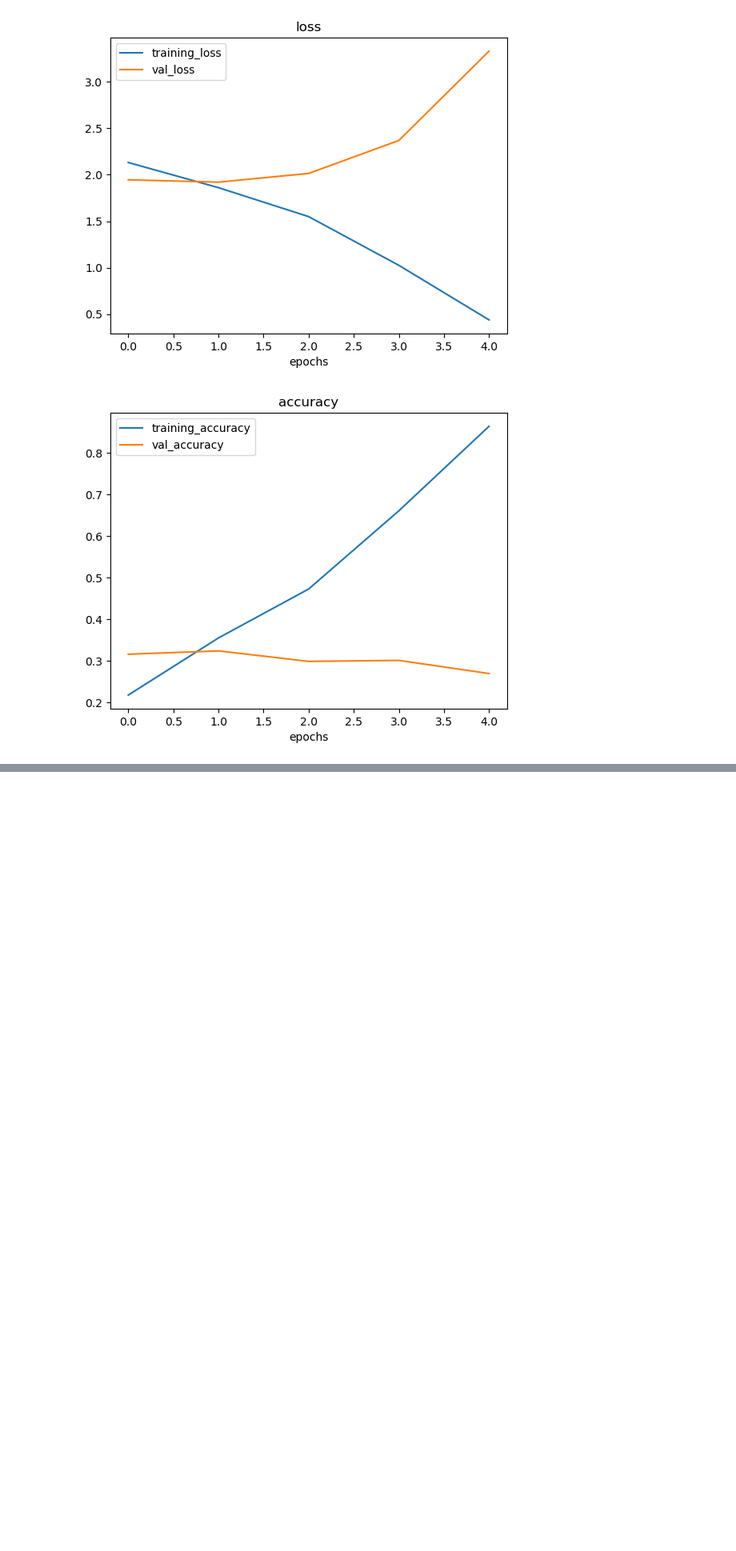
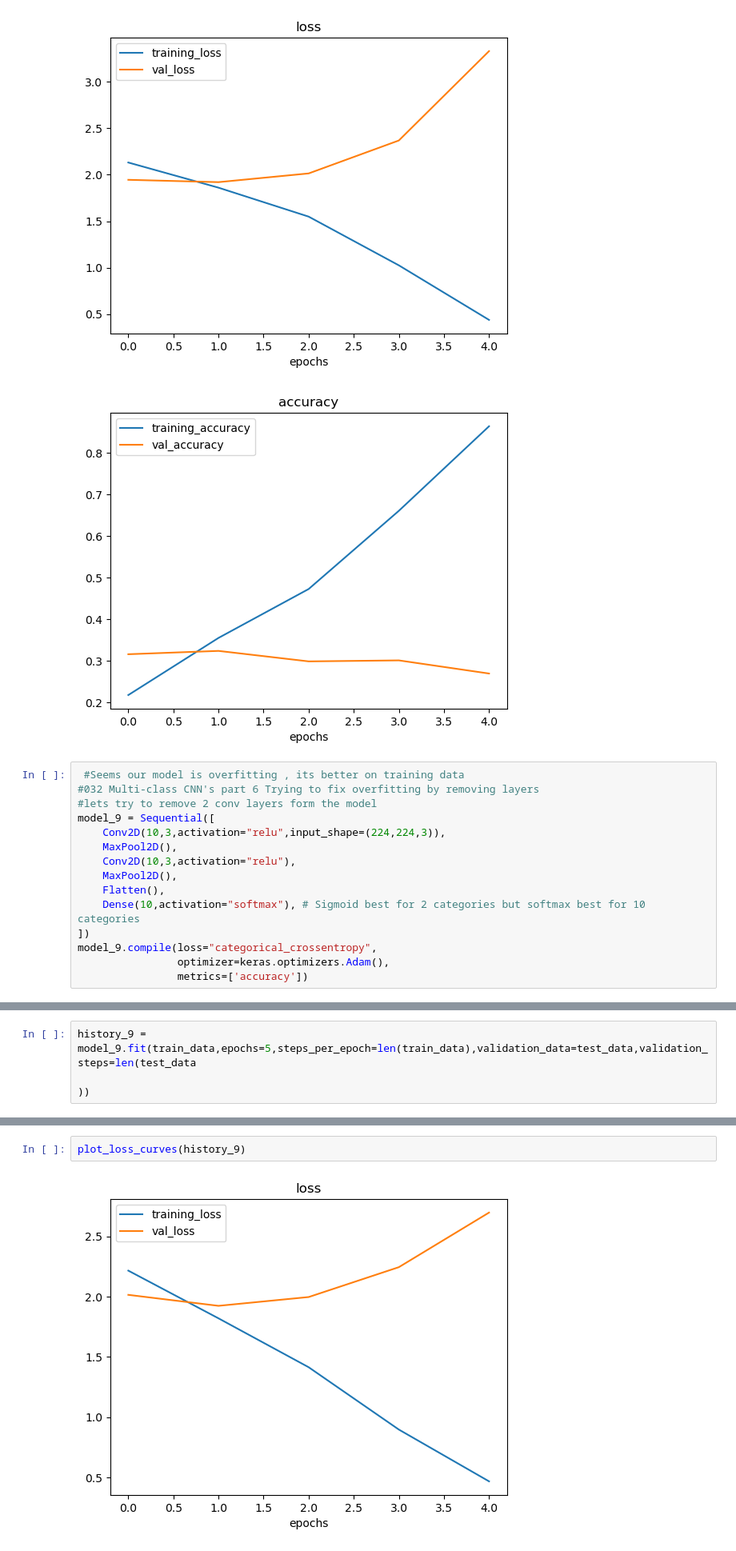
Before and after one commit to vivek11416/tensorFlow, a Jupyter notebook: ConvolutionNN/playground.ipynb, the cells around one changed output, grey strips where cells are left out. Shown at 80% size. Cells and saved outputs as stored; diff of their text form; blank space fills up the shorter version.

```diff
--- a/ConvolutionNN/playground.ipynb
+++ b/ConvolutionNN/playground.ipynb
@@ -656,3 +656,18 @@ plot_loss_curves(history_8)
 # %% [output]
 [figure]
 [figure]
+# %%
+ #Seems our model is overfitting , its better on training data
+#032 Multi-class CNN's part 6 Trying to fix overfitting by removing layers
+#lets try to remove 2 conv layers form the model
+model_9 = Sequential([
+    Conv2D(10,3,activation="relu",input_shape=(224,224,3)),
+    MaxPool2D(),
+    Conv2D(10,3,activation="relu"),
+    MaxPool2D(),
+    Flatten(),
+    Dense(10,activation="softmax"), # Sigmoid best for 2 categories but softmax best for 10 categories
+])
+model_9.compile(loss="categorical_crossentropy",
+                optimizer=keras.optimizers.Adam(),
+                metrics=['accuracy'])
@@ -658,0 +694,3 @@ plot_loss_curves(history_8)
+# %%
+history_9 = model_9.fit(train_data,epochs=5,steps_per_epoch=len(train_data),validation_data=test_data,validation_steps=len(test_data
+                                                                                                                           ))
@@ -658,0 +708,4 @@ plot_loss_curves(history_8)
+# %%
+plot_loss_curves(history_9)
+# %% [output]
+[figure, added]
```
Also changed, not shown: parts of 4 cells of this notebook.
